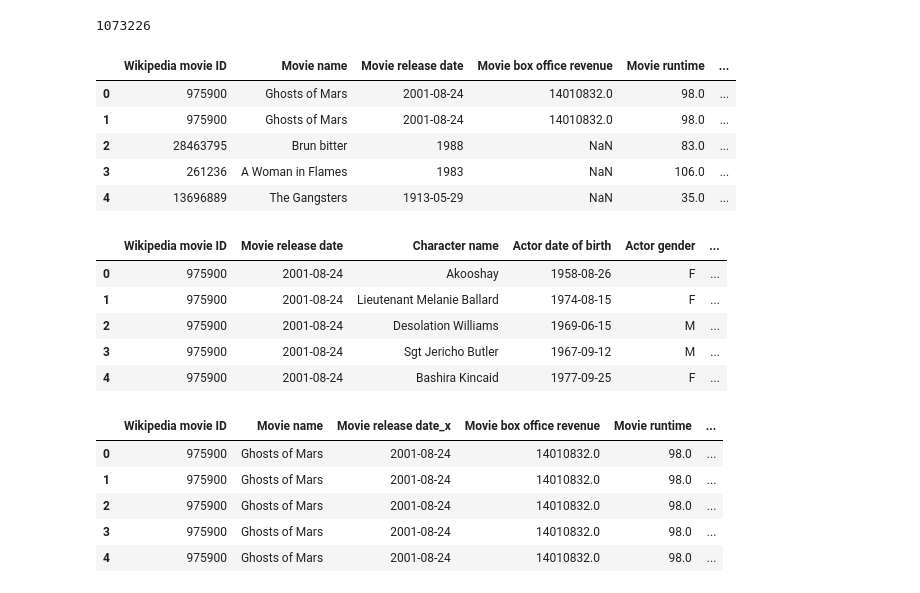
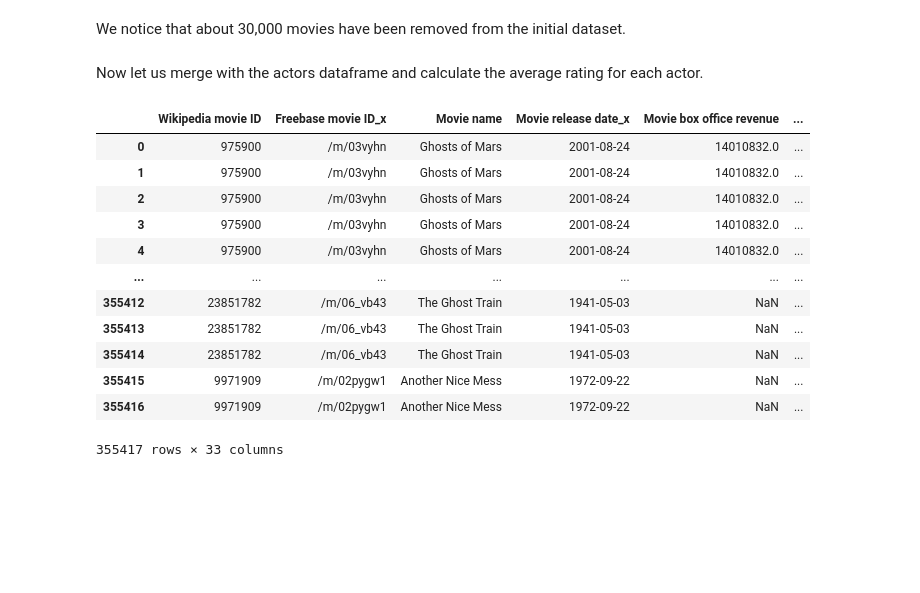
Before and after one commit to epfl-ada/ada-2023-project-datacuisiniers, a Jupyter notebook: p2_Pascal.ipynb, the cells around one changed output. Drawn from its saved outputs; the diff is of its cells as text; code cells hidden in the pictures; blank space fills up the shorter version.

Commit message:
update ratings

```diff
--- a/p2_Pascal.ipynb
+++ b/p2_Pascal.ipynb
@@ -67,0 +232,4 @@ movie_ratings.size
+# %%
+characters = pd.read_table('Data/MovieSummaries/character.metadata.tsv', header=None)
+characters.columns = ['Wikipedia movie ID', 'Freebase movie ID', 'Movie release date','Character name','Actor date of birth','Actor gender','Actor height','Actor ethnicity','Actor name','Actor age at movie release','Freebase character/actor map ID','Freebase character ID','Freebase actor ID']
+display(characters)
@@ -67,0 +585,3 @@ movie_ratings.size
+# %%
+ratings = pd.read_csv('Data/ratings.tsv', sep='\t')
+imdb_movies = pd.read_csv('Data/titles_imdb.tsv', sep='\t')
@@ -75,5 +678,5 @@ def extract_year(date_string):
     except (ValueError, TypeError):
         return date_string
 # %%
-movie_meta['Year'] = movie_meta['Movie release date'].apply(extract_year)
-movie_meta['Year'] = movie_meta['Year'].astype(str)
+movies['Year'] = movies['Movie release date'].apply(extract_year)
+movies['Year'] = movies['Year'].astype(str)
@@ -89,6 +699,6 @@ movie_meta.head()
 # %%
-movie_ratings_2 = pd.merge(movie_meta, movie_ratings, left_on=["Movie name", "Year"], right_on=["primaryTitle", "startYear"])
-movie_ratings_2.head(15)
+movie_ratings_2 = pd.merge(movies, movie_ratings, left_on=["Movie name", "Year"], right_on=["primaryTitle", "startYear"])
+display(movie_ratings_2)
 # %% [output]
 |  | Wikipedia movie ID | Freebase movie ID | Movie name | Movie release date | Movie box office revenue | ... |
 | 0 | 975900 | /m/03vyhn | Ghosts of Mars | 2001-08-24 | 14010832.0 | ... |
@@ -110,34 +716,21 @@ movie_ratings_2.head(15)
-# %%
-movie_ratings_2.size
-# %% [output]
-1073226
-# %%
-test = movie_ratings_2[["Wikipedia movie ID", "Movie name", "Movie release date", "Movie box office revenue", "Movie runtime", "Movie languages", "Movie countries", "Movie genres", "averageRating", "numVotes"]]
-test.head()
-# %% [output]
-|  | Wikipedia movie ID | Movie name | Movie release date | Movie box office revenue | Movie runtime | ... |
-| 0 | 975900 | Ghosts of Mars | 2001-08-24 | 14010832.0 | 98.0 | ... |
-| 1 | 975900 | Ghosts of Mars | 2001-08-24 | 14010832.0 | 98.0 | ... |
-| 2 | 28463795 | Brun bitter | 1988 | NaN | 83.0 | ... |
-| 3 | 261236 | A Woman in Flames | 1983 | NaN | 106.0 | ... |
-| 4 | 13696889 | The Gangsters | 1913-05-29 | NaN | 35.0 | ... |
-# %%
-test2 = char_meta[["Wikipedia movie ID", "Movie release date", "Character name", "Actor date of birth", "Actor gender", "Actor height", "Actor ethnicity", "Actor name", "Actor age at movie release"]]
-test2.head()
-# %% [output]
-|  | Wikipedia movie ID | Movie release date | Character name | Actor date of birth | Actor gender | ... |
-| 0 | 975900 | 2001-08-24 | Akooshay | 1958-08-26 | F | ... |
-| 1 | 975900 | 2001-08-24 | Lieutenant Melanie Ballard | 1974-08-15 | F | ... |
-| 2 | 975900 | 2001-08-24 | Desolation Williams | 1969-06-15 | M | ... |
-| 3 | 975900 | 2001-08-24 | Sgt Jericho Butler | 1967-09-12 | M | ... |
-| 4 | 975900 | 2001-08-24 | Bashira Kincaid | 1977-09-25 | F | ... |
+# %% [markdown]
+We notice that about 30,000 movies have been removed from the initial dataset.
+# %% [markdown]
+Now let us merge with the actors dataframe and calculate the average rating for each actor.
 # %%
-actors_movies = pd.merge(test, test2, on="Wikipedia movie ID")
-actors_movies.head()
+actors_ratings = pd.merge(movie_ratings_2, characters, on="Wikipedia movie ID")
+display(actors_ratings)
 # %% [output]
-|  | Wikipedia movie ID | Movie name | Movie release date_x | Movie box office revenue | Movie runtime | ... |
-| 0 | 975900 | Ghosts of Mars | 2001-08-24 | 14010832.0 | 98.0 | ... |
-| 1 | 975900 | Ghosts of Mars | 2001-08-24 | 14010832.0 | 98.0 | ... |
-| 2 | 975900 | Ghosts of Mars | 2001-08-24 | 14010832.0 | 98.0 | ... |
-| 3 | 975900 | Ghosts of Mars | 2001-08-24 | 14010832.0 | 98.0 | ... |
-| 4 | 975900 | Ghosts of Mars | 2001-08-24 | 14010832.0 | 98.0 | ... |
+|  | Wikipedia movie ID | Freebase movie ID_x | Movie name | Movie release date_x | Movie box office revenue | ... |
+| 0 | 975900 | /m/03vyhn | Ghosts of Mars | 2001-08-24 | 14010832.0 | ... |
+| 1 | 975900 | /m/03vyhn | Ghosts of Mars | 2001-08-24 | 14010832.0 | ... |
+| 2 | 975900 | /m/03vyhn | Ghosts of Mars | 2001-08-24 | 14010832.0 | ... |
+| 3 | 975900 | /m/03vyhn | Ghosts of Mars | 2001-08-24 | 14010832.0 | ... |
+| 4 | 975900 | /m/03vyhn | Ghosts of Mars | 2001-08-24 | 14010832.0 | ... |
+| ... | ... | ... | ... | ... | ... | ... |
+| 355412 | 23851782 | /m/06_vb43 | The Ghost Train | 1941-05-03 | NaN | ... |
+| 355413 | 23851782 | /m/06_vb43 | The Ghost Train | 1941-05-03 | NaN | ... |
+| 355414 | 23851782 | /m/06_vb43 | The Ghost Train | 1941-05-03 | NaN | ... |
+| 355415 | 9971909 | /m/02pygw1 | Another Nice Mess | 1972-09-22 | NaN | ... |
+| 355416 | 9971909 | /m/02pygw1 | Another Nice Mess | 1972-09-22 | NaN | ... |
+355417 rows × 33 columns
```
Also changed, not shown: parts of 82 cells of this notebook, 1 other file.
